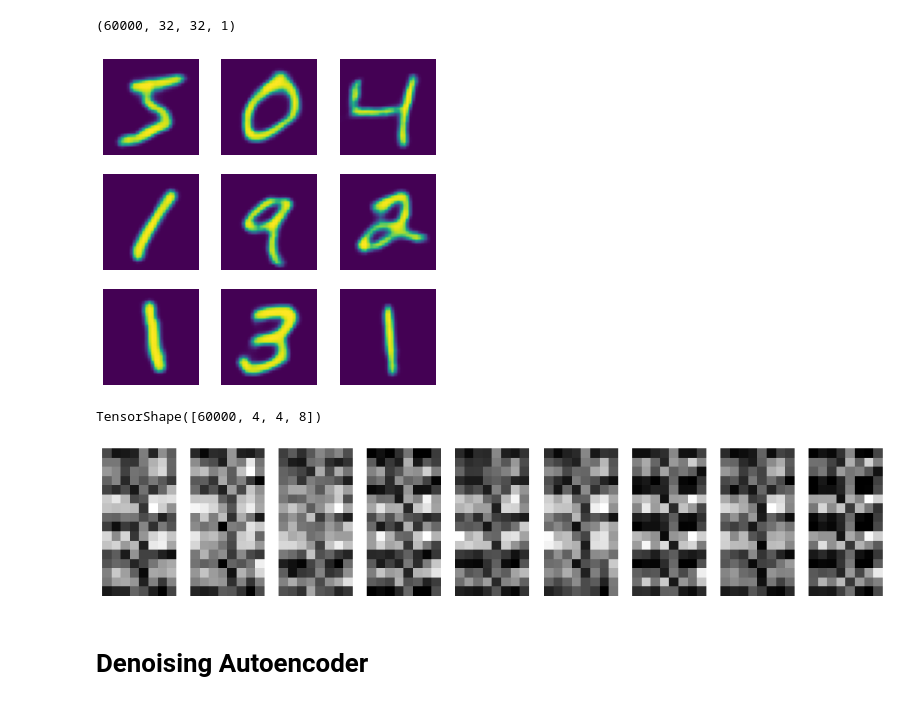
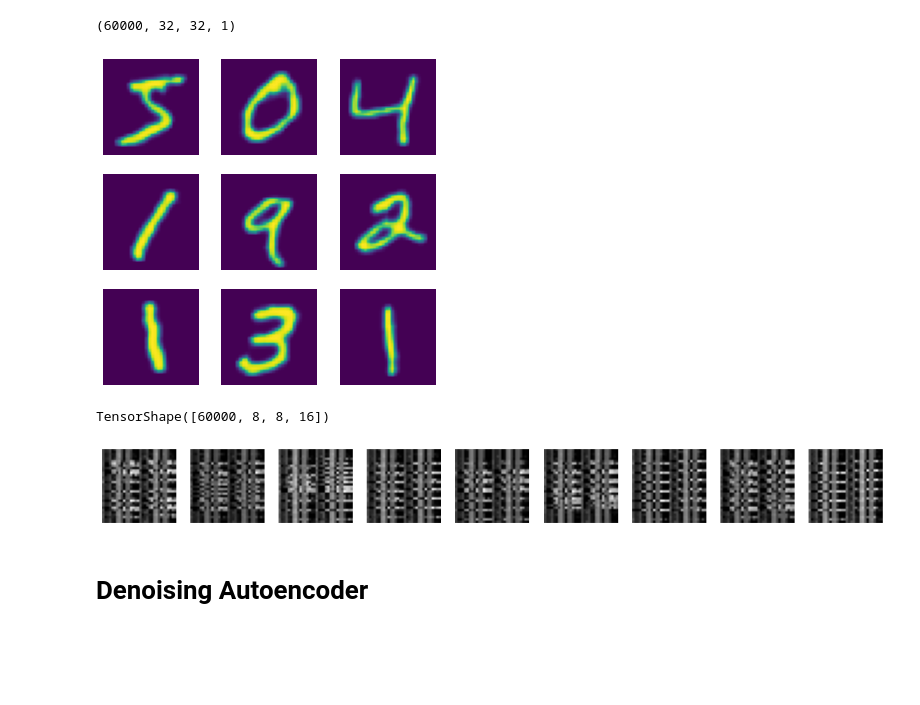
Before and after one commit to xHexlabx/AI-models, a Jupyter notebook: Auto Encoder/Basic_AutoEncoder.ipynb, the cells around one changed output. Drawn from its saved outputs; the diff is of its cells as text; code cells hidden in the pictures; blank space fills up the shorter version.

```diff
--- a/Auto Encoder/Basic_AutoEncoder.ipynb
+++ b/Auto Encoder/Basic_AutoEncoder.ipynb
@@ -206,12 +204,10 @@ encoded = layers.MaxPool2D()(encoded)
 encoder = tf.keras.Model(encoder_inputs , encoded)
 # %%
 #decoder
-decoder_inputs = tf.keras.Input(shape = (4 , 4 , 8))
+decoder_inputs = tf.keras.Input(shape = (8 , 8 , 16))
 
+# 8x8x16
 decoded = layers.Conv2D(16 , (3 , 3) , padding = 'same' , activation = 'relu')(decoder_inputs)
-decoded = layers.UpSampling2D( (2 , 2) )(decoded)
-# 8x8x16
-decoded = layers.Conv2D(16 , (3 , 3) , padding = 'same' , activation = 'relu')(decoded)
 decoded = layers.UpSampling2D( (2 , 2) )(decoded)
 # 16x16x16
 decoded = layers.Conv2D(16 , (3 , 3) , padding = 'same' , activation = 'relu')(decoded)
@@ -229,3 +230,3 @@ autoencoder.compile(loss = 'binary_crossentropy' , optimizer  = 'adam')
 # %%
-autoencoder.fit(xtrain , xtrain , epochs = 50)
+autoencoder.fit(xtrain , xtrain , epochs = 20)
 # %% [output]
@@ -263,24 +264,24 @@ for i in range (9) :
     plt.imshow(np.reshape(z[i] , (32 , 32)))
     plt.axis('off')
 # %% [output]
-[figure, old version]
+[figure, new version]
 # %%
 z = encoder(xtrain)
 # %%
 z.shape
 # %% [output]
-TensorShape([60000, 4, 4, 8])
+TensorShape([60000, 8, 8, 16])
 # %%
-z = np.reshape(z , (60000 , 16 , 8))
+z = np.reshape(z , (60000 , 32 , 32))
 
 fig = plt.figure(figsize = (16 , 16))
 
 for i in range (9) :
     fig.add_subplot(1 , 9 , i + 1)
     plt.imshow(z[i] , cmap = 'gray')
     plt.axis('off')
 # %% [output]
-[figure, old version]
+[figure, new version]
 # %% [markdown]
 # Denoising Autoencoder
 # %%
```
Also changed, not shown: parts of 22 cells of this notebook.
